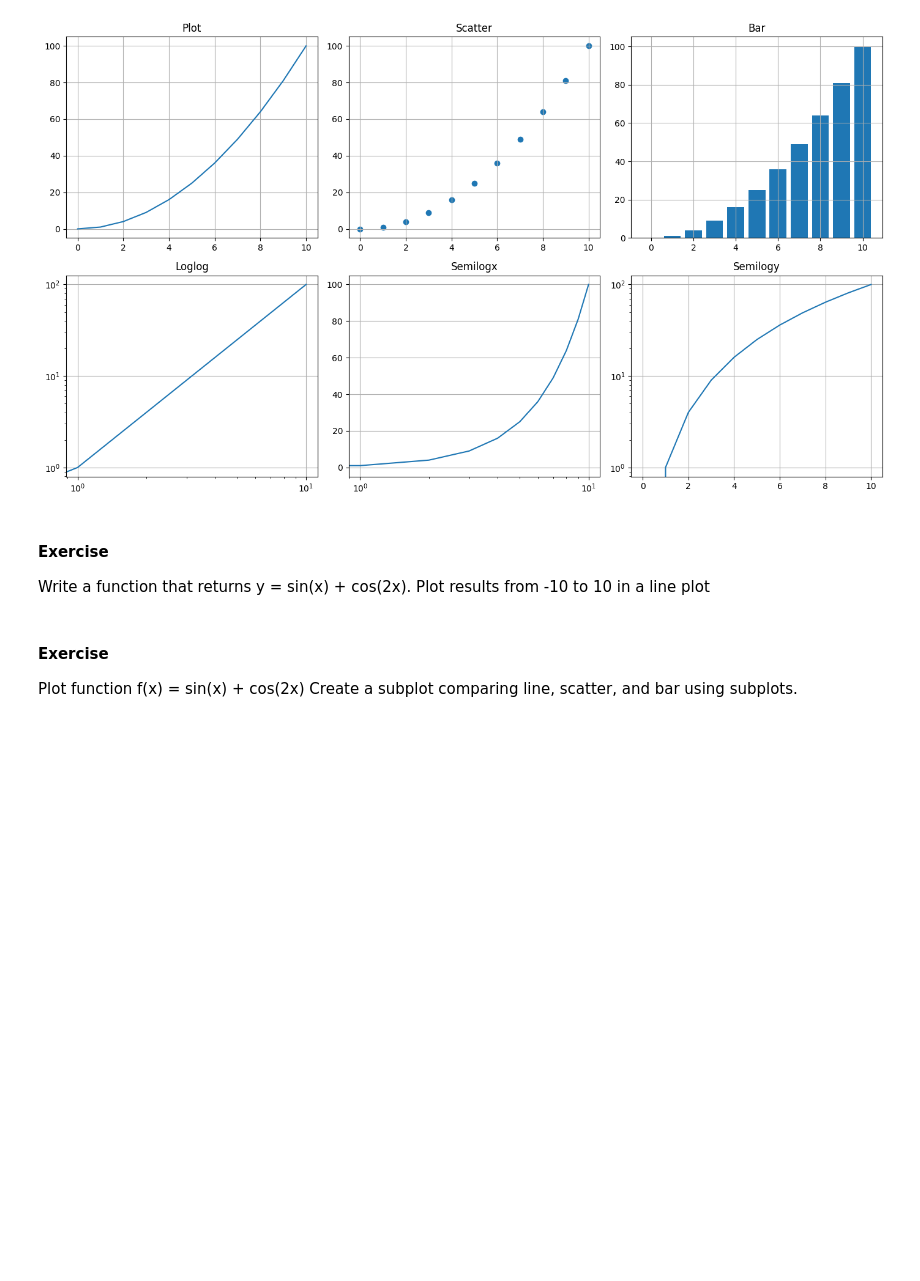
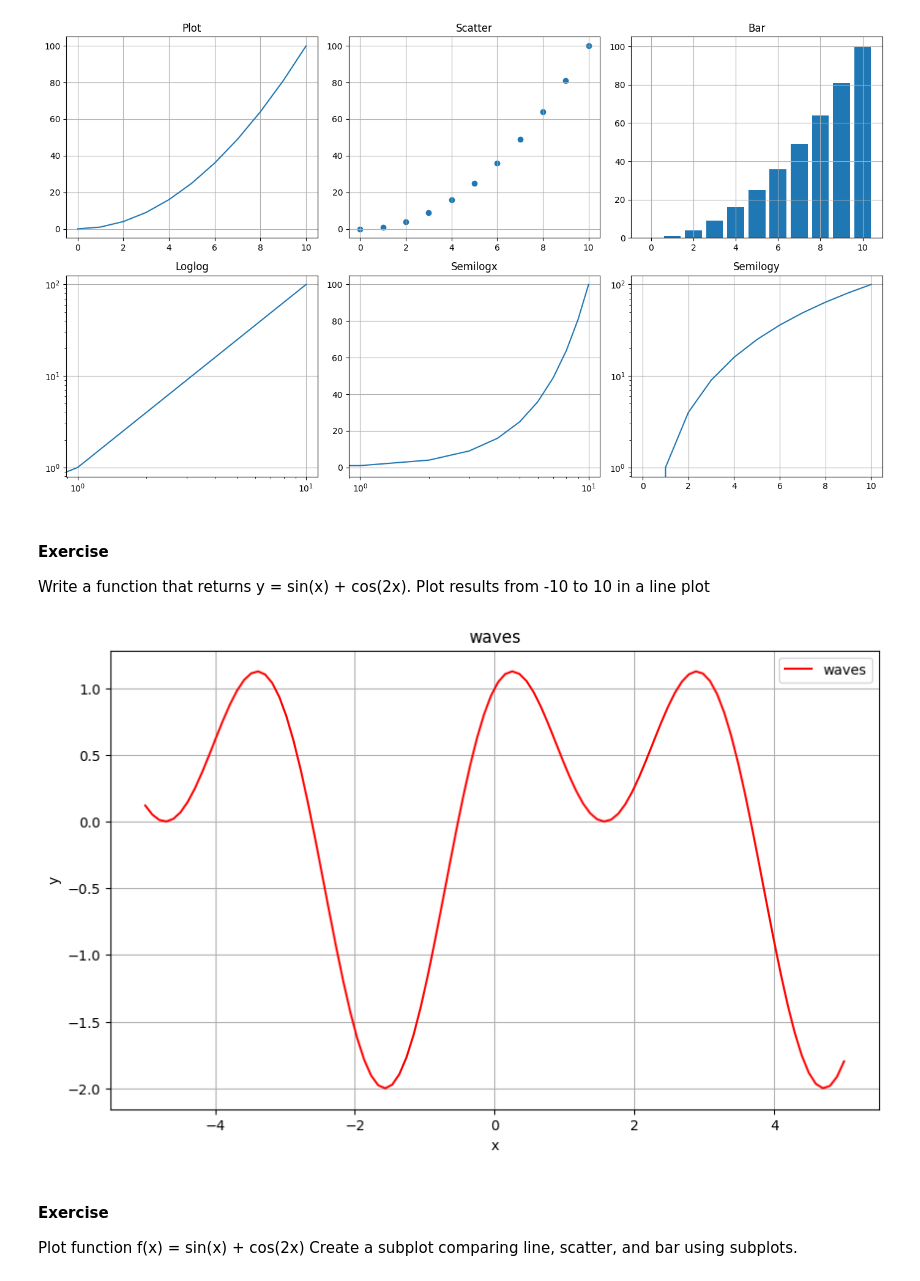
Before and after one commit to sshashkina/Engineering-Methods, a Jupyter notebook: Lecture 6_python_plotting.ipynb, the cells around one changed output. Saved outputs shown, nothing was run; the diff lists cells and outputs as text; code cells hidden in the pictures; blank space fills up the shorter version.

```diff
--- a/Lecture 6_python_plotting.ipynb
+++ b/Lecture 6_python_plotting.ipynb
@@ -245,6 +332,25 @@ Write a function that returns y = sin(x) + cos(2x).
 Plot results from -10 to 10 in a line plot
 # %%
 # Your code here.
+import numpy as np
+import matplotlib.pyplot as plt
+
+def plot_waves():
+    x=np.linspace(-10,10,500)
+y=np.sin(x)+np.cos(2*x)
+
+plt.figure(figsize=(10,6))
+plt.plot(x,y,label="waves", color= "red")
+
+plt.xlabel('x')
+plt.ylabel('y')
+plt.title("waves")
+plt.grid(True)
+plt.legend()
+
+plt.show()
+# %% [output]
+[figure, added]
 # %% [markdown]
 #### Exercise
 Plot function f(x) = sin(x) + cos(2x)
```
Also changed, not shown: parts of 13 cells of this notebook.
